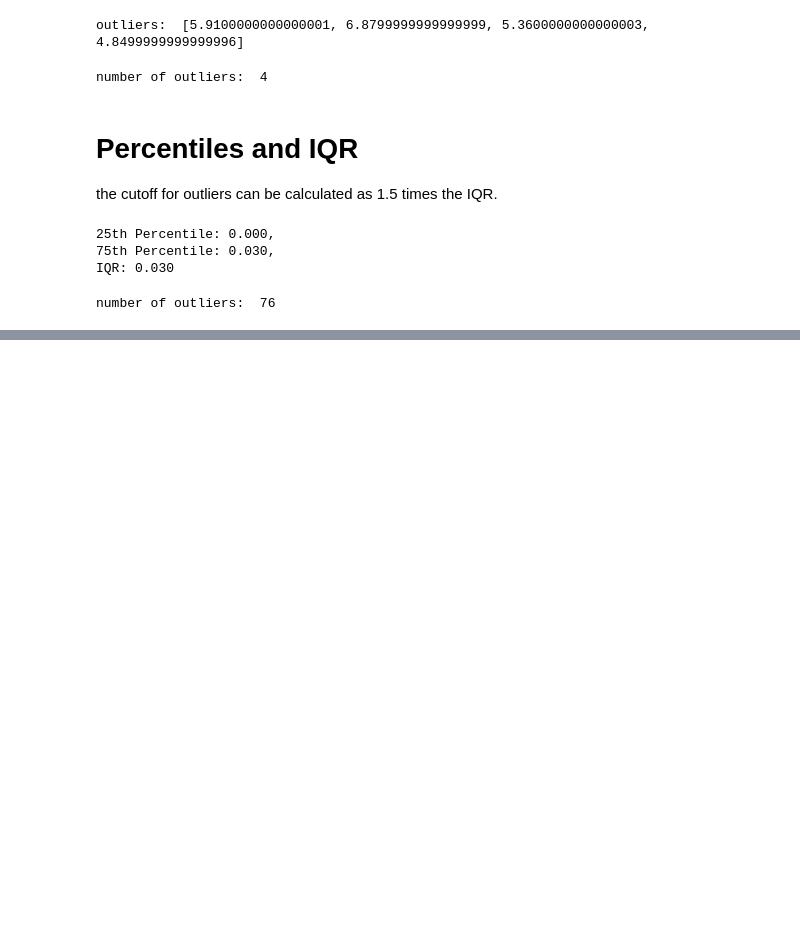
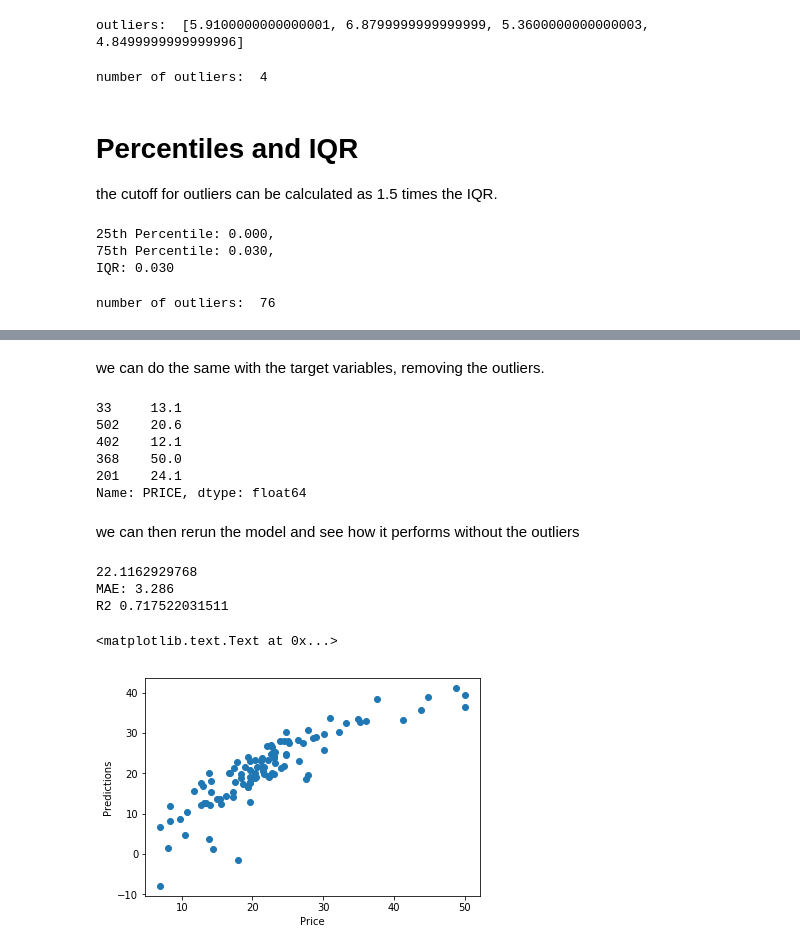
Before and after one commit to VMawson/Data_Science_Tutorials, a Jupyter notebook: DescriptiveStats-quartiles&outliers.ipynb, the cells around one changed output, grey strips where cells are left out. Saved outputs shown, nothing was run; the diff lists cells and outputs as text; code cells hidden in the pictures; blank space fills up the shorter version.

```diff
--- a/DescriptiveStats-quartiles&outliers.ipynb
+++ b/DescriptiveStats-quartiles&outliers.ipynb
@@ -254,0 +392,5 @@ number of outliers:  76
+# %%
+
+clean_data_x=x_train.loc[x_train['outlier']==1]
+clean_data_x=clean_data_x.drop('outlier', axis=1)
+print(clean_data_x.head())
@@ -254,0 +411,35 @@ number of outliers:  76
+# %% [markdown]
+we can do the same with the target variables, removing the outliers.
+# %%
+clean_data_y=y_train.loc[x_train['outlier']==1]
+print(clean_data_y.head())
+# %% [output]
+33     13.1
+502    20.6
+402    12.1
+368    50.0
+201    24.1
+Name: PRICE, dtype: float64
+# %% [markdown]
+we can then rerun the model and see how it performs without the outliers
+# %%
+lr=LinearRegression()
+lr.fit(clean_data_x, clean_data_y)
+y_pred = lr.predict(x_test)
+mse = sklearn.metrics.mean_squared_error(y_test, y_pred)
+print(mse)
+mae = sklearn.metrics.mean_absolute_error(y_test, y_pred)
+print('MAE: %.3f' % mae)
+r2=sklearn.metrics.r2_score(y_test, y_pred)
+print('R2', r2)
+# %% [output]
+22.1162929768
+MAE: 3.286
+R2 0.717522031511
+# %%
+plt.scatter(y_test, y_pred)
+plt.xlabel('Price')
+plt.ylabel('Predictions')
+# %% [output]
+<matplotlib.text.Text at 0x...>
+[figure, added]
```
Also changed, not shown: parts of 17 cells of this notebook.
